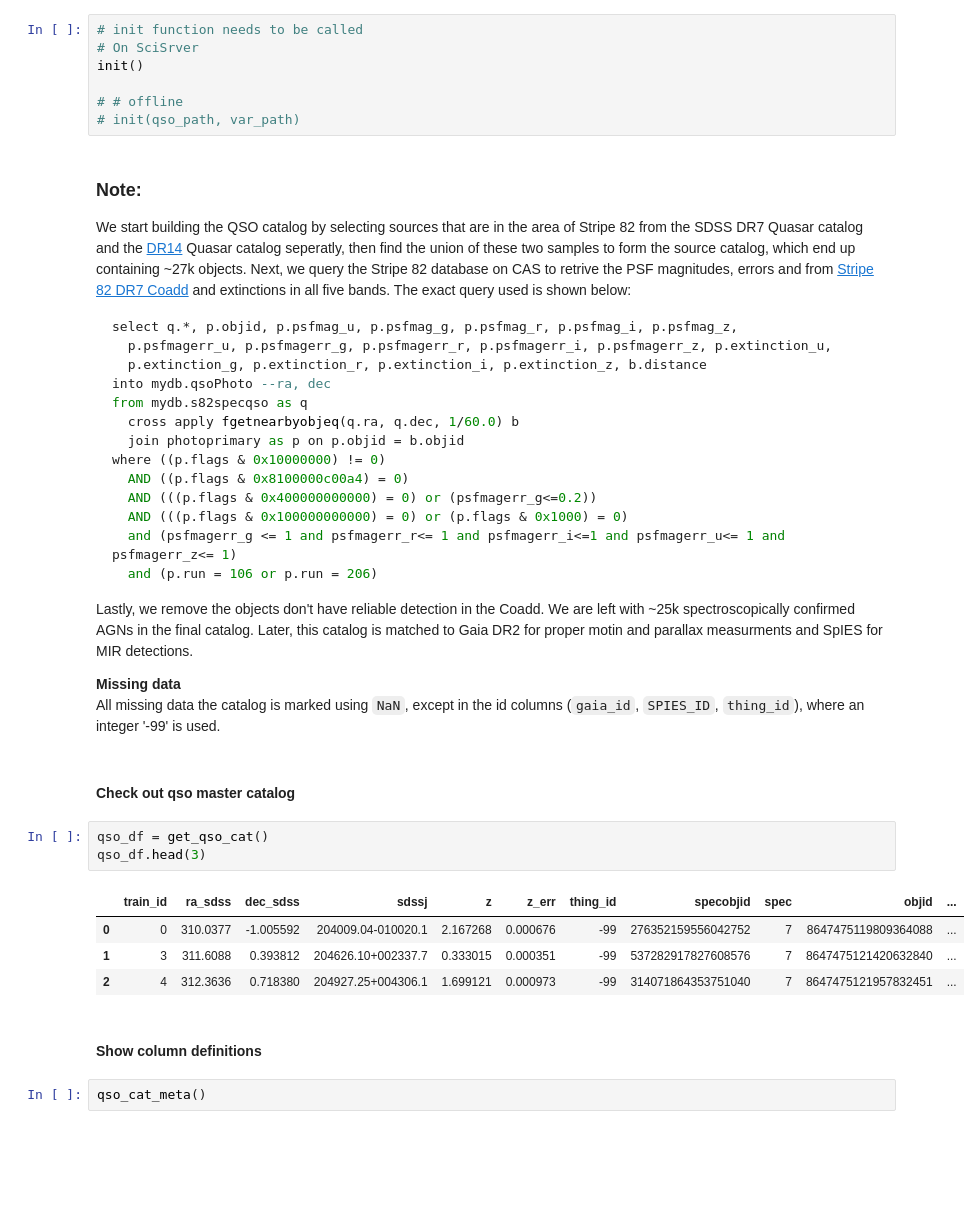
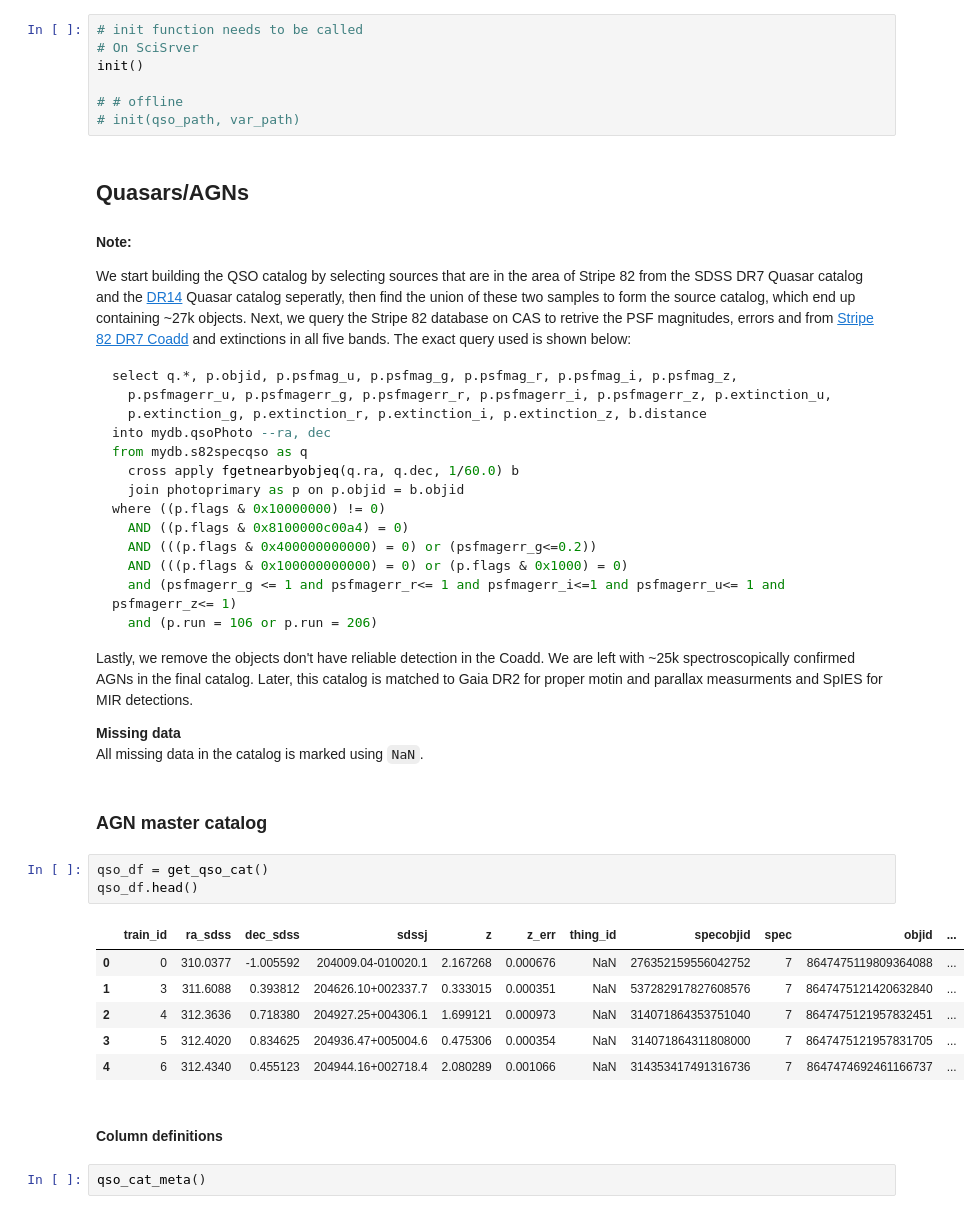
Before and after one commit to RichardsGroup/LSST_training, a Jupyter notebook: Script_NBs/Get_started.ipynb, the cells around one changed output. Cells and saved outputs as stored; diff of their text form; blank space fills up the shorter version.

````diff
--- a/Script_NBs/Get_started.ipynb
+++ b/Script_NBs/Get_started.ipynb
@@ -25,7 +27,8 @@ init()
 # # offline
 # init(qso_path, var_path)
 # %% [markdown]
-### Note:
+## Quasars/AGNs
+#### Note:
 We start building the QSO catalog by selecting sources that are in the area of Stripe 82 from the SDSS DR7 Quasar catalog and the [DR14](https://www.sdss.org/dr14/algorithms/qso_catalog/) Quasar catalog seperatly, then find the union of these two samples to form the source catalog, which end up containing ~27k objects. Next, we query the Stripe 82 database on CAS to retrive the PSF magnitudes, errors and from [Stripe 82 DR7 Coadd](https://iopscience.iop.org/article/10.1088/0004-637X/794/2/120) and extinctions in all five bands. The exact query used is shown below:
 
 ```sql
@@ -47,19 +50,21 @@ where ((p.flags & 0x10000000) != 0)
 Lastly, we remove the objects don't have reliable detection in the Coadd. We are left with ~25k spectroscopically confirmed AGNs in the final catalog. Later, this catalog is matched to Gaia DR2 for proper motin and parallax measurments and SpIES for MIR detections.
 
 **Missing data**
-All missing data the catalog is marked using `NaN`, except in the id columns (`gaia_id`, `SPIES_ID`, `thing_id`), where an integer '-99' is used.
+All missing data in the catalog is marked using `NaN`.
 # %% [markdown]
-#### Check out qso master catalog
+### AGN master catalog
 # %%
 qso_df = get_qso_cat()
-qso_df.head(3)
+qso_df.head()
 # %% [output]
 |  | train_id | ra_sdss | dec_sdss | sdssj | z | z_err | thing_id | specobjid | spec | objid | ... |
-| 0 | 0 | 310.0377 | -1.005592 | 204009.04-010020.1 | 2.167268 | 0.000676 | -99 | 276352159556042752 | 7 | 8647475119809364088 | ... |
-| 1 | 3 | 311.6088 | 0.393812 | 204626.10+002337.7 | 0.333015 | 0.000351 | -99 | 537282917827608576 | 7 | 8647475121420632840 | ... |
-| 2 | 4 | 312.3636 | 0.718380 | 204927.25+004306.1 | 1.699121 | 0.000973 | -99 | 314071864353751040 | 7 | 8647475121957832451 | ... |
+| 0 | 0 | 310.0377 | -1.005592 | 204009.04-010020.1 | 2.167268 | 0.000676 | NaN | 276352159556042752 | 7 | 8647475119809364088 | ... |
+| 1 | 3 | 311.6088 | 0.393812 | 204626.10+002337.7 | 0.333015 | 0.000351 | NaN | 537282917827608576 | 7 | 8647475121420632840 | ... |
+| 2 | 4 | 312.3636 | 0.718380 | 204927.25+004306.1 | 1.699121 | 0.000973 | NaN | 314071864353751040 | 7 | 8647475121957832451 | ... |
+| 3 | 5 | 312.4020 | 0.834625 | 204936.47+005004.6 | 0.475306 | 0.000354 | NaN | 314071864311808000 | 7 | 8647475121957831705 | ... |
+| 4 | 6 | 312.4340 | 0.455123 | 204944.16+002718.4 | 2.080289 | 0.001066 | NaN | 314353417491316736 | 7 | 8647474692461166737 | ... |
 # %% [markdown]
-#### Show column definitions
+#### Column definitions
 # %%
 qso_cat_meta()
 # %% [output]
````
Also changed, not shown: parts of 24 cells of this notebook, 1 other file.
